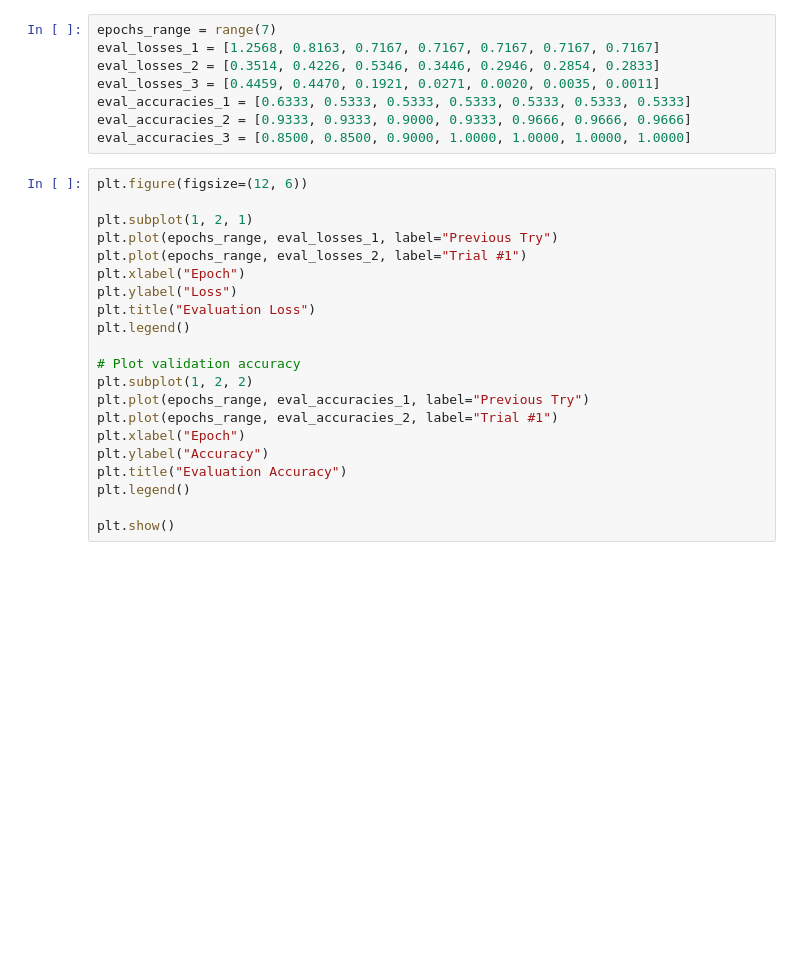
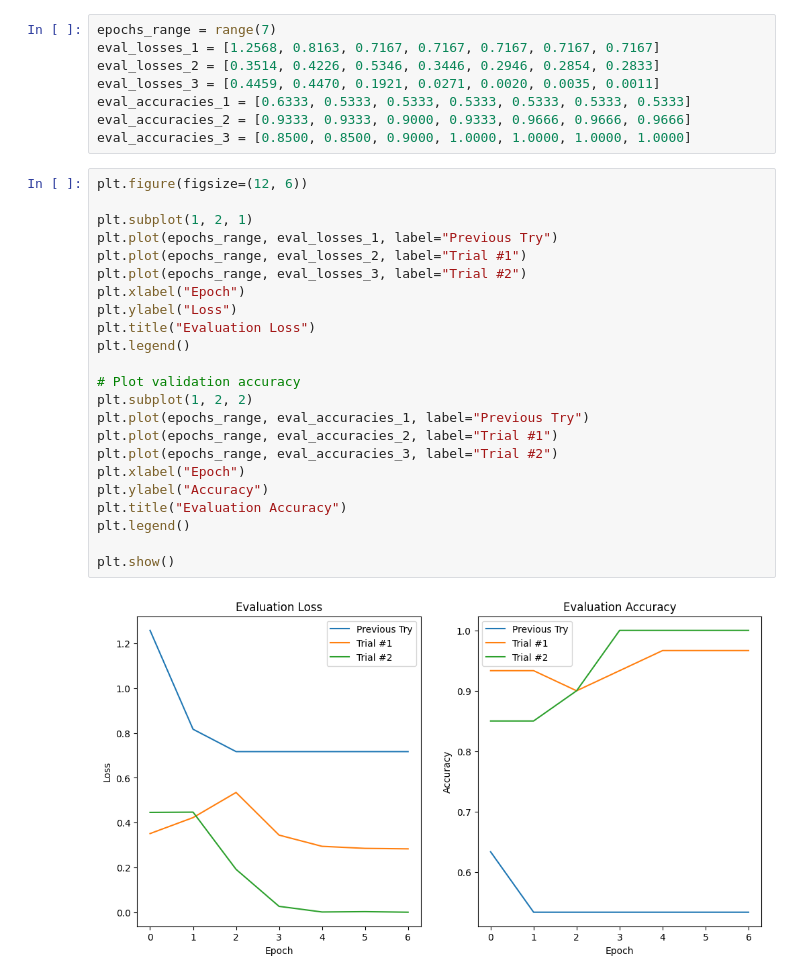
Before and after one commit to Subways-Sun/sodium-ion-batteries, a Jupyter notebook: bert/graphs.ipynb, the cells around one changed output. Drawn from its saved outputs; the diff is of its cells as text; blank space fills up the shorter version.

```diff
--- a/bert/graphs.ipynb
+++ b/bert/graphs.ipynb
@@ -11,21 +11,25 @@ eval_accuracies_3 = [0.8500, 0.8500, 0.9000, 1.0000, 1.0000, 1.0000, 1.0000]
 # %%
 plt.figure(figsize=(12, 6))
 
 plt.subplot(1, 2, 1)
 plt.plot(epochs_range, eval_losses_1, label="Previous Try")
 plt.plot(epochs_range, eval_losses_2, label="Trial #1")
+plt.plot(epochs_range, eval_losses_3, label="Trial #2")
 plt.xlabel("Epoch")
 plt.ylabel("Loss")
 plt.title("Evaluation Loss")
 plt.legend()
 
 # Plot validation accuracy
 plt.subplot(1, 2, 2)
 plt.plot(epochs_range, eval_accuracies_1, label="Previous Try")
 plt.plot(epochs_range, eval_accuracies_2, label="Trial #1")
+plt.plot(epochs_range, eval_accuracies_3, label="Trial #2")
 plt.xlabel("Epoch")
 plt.ylabel("Accuracy")
 plt.title("Evaluation Accuracy")
 plt.legend()
 
 plt.show()
+# %% [output]
+[figure, added]
```
Also changed, not shown: 7 other files.
